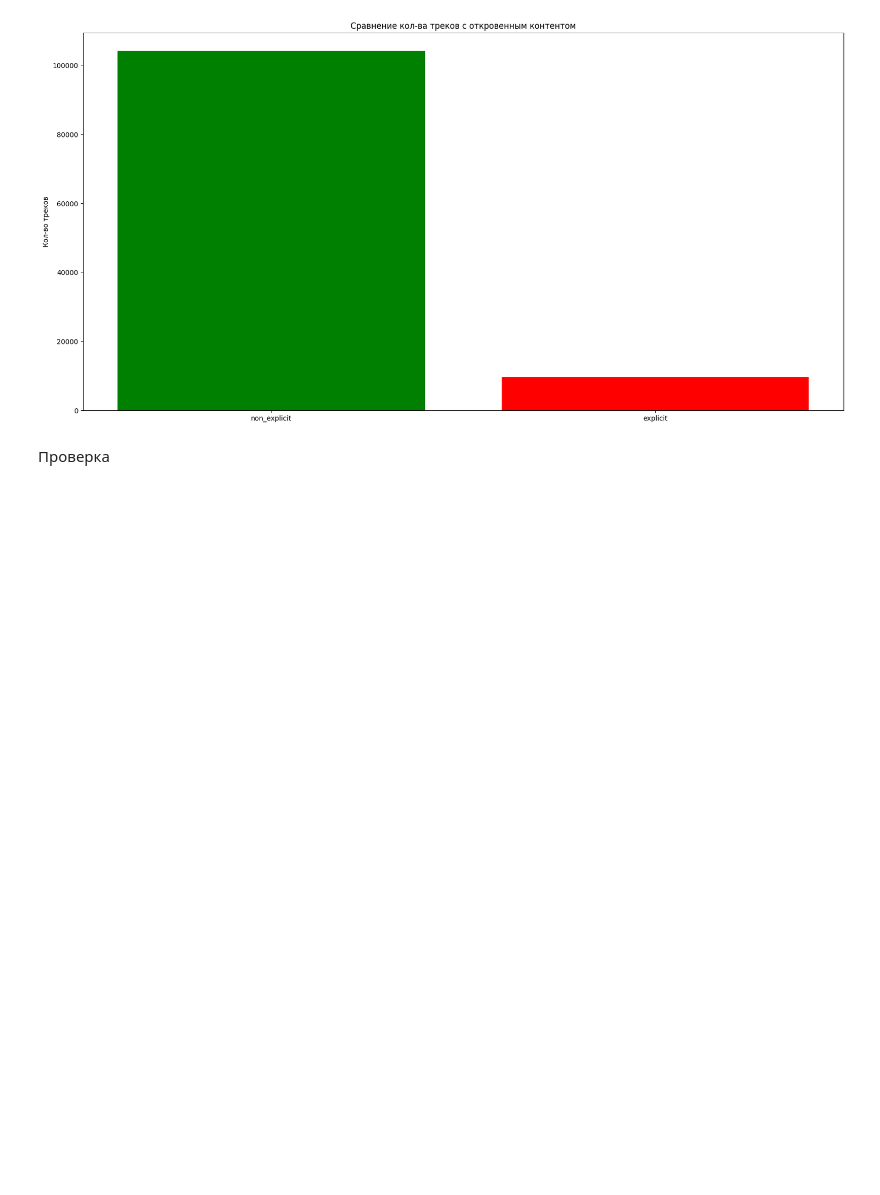
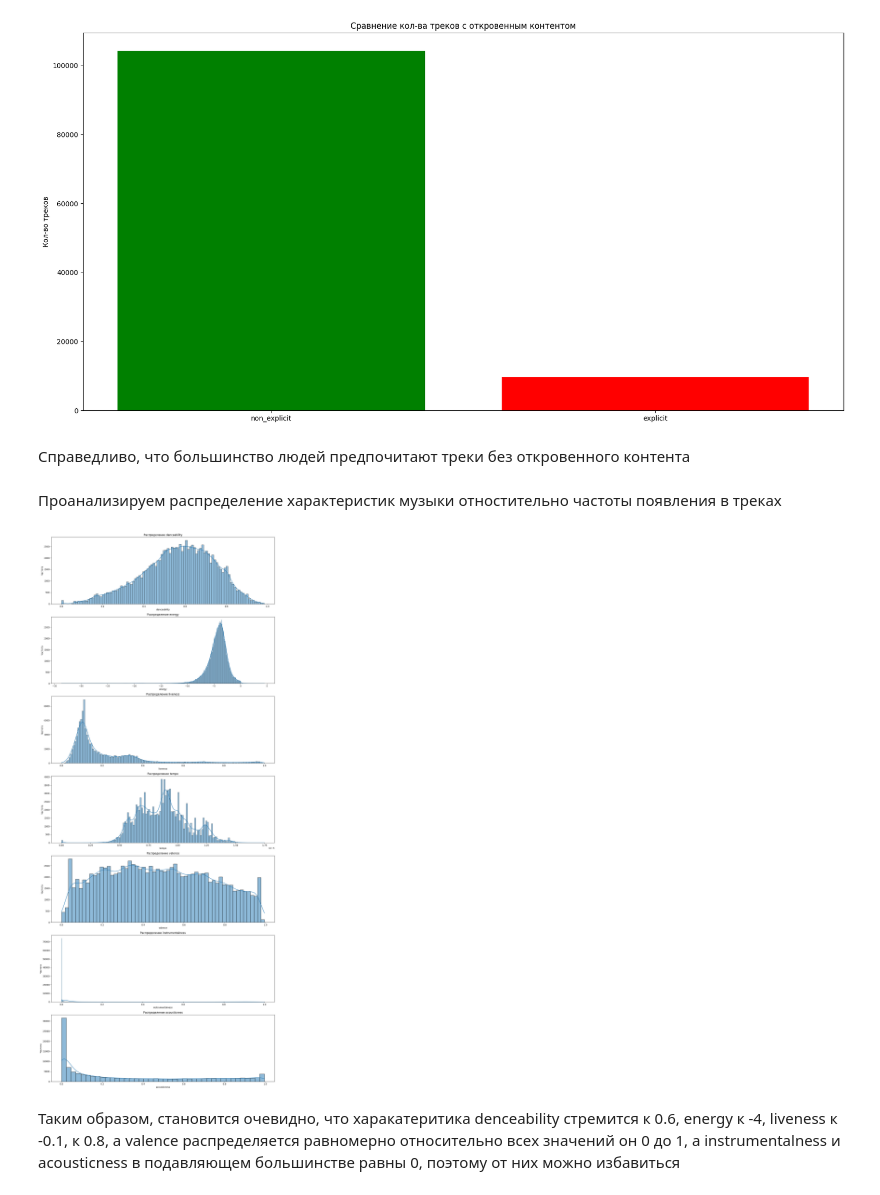
Before and after one commit to g00sdu/Spotify_Kulikov_Ivan_AT-06-Notebook, a Jupyter notebook: spotify-kulikov-ivan-at-06-notebook-ipynb.ipynb, the cells around one changed output. Saved outputs shown, nothing was run; the diff lists cells and outputs as text; code cells hidden in the pictures; blank space fills up the shorter version.

```diff
--- a/spotify-kulikov-ivan-at-06-notebook-ipynb.ipynb
+++ b/spotify-kulikov-ivan-at-06-notebook-ipynb.ipynb
@@ -270,5 +270,36 @@ plt.title("Сравнение кол-ва треков с откровенным
 plt.show()
 # %% [output]
 [figure]
-# %% [markdown]
-Проверка
+# %% [markdown]
+Справедливо, что большинство людей предпочитают треки без откровенного контента
+# %% [markdown]
+Проанализируем распределение характеристик музыки отностительно частоты появления в треках
+# %%
+import warnings
+import matplotlib.pyplot as plt
+import seaborn as sns
+
+warnings.filterwarnings("ignore")
+
+columns = ['danceability', 'energy', 'liveness', 'tempo', 'valence', 'instrumentalness', 'acousticness']
+
+num_plots = len(columns)
+num_cols = 1
+num_rows = (num_plots + num_cols - 1) // num_cols
+
+fig, axes = plt.subplots(num_rows, num_cols, figsize=(15, 5 * num_rows))
+axes = axes.flatten()
+
+for i, col in enumerate(columns):
+    ax = axes[i]
+    sns.histplot(df[col], ax=ax, kde=True)
+    ax.set_title(f'Распределение {col}')
+    ax.set_xlabel(col)
+    ax.set_ylabel('Частота')
+
+plt.tight_layout()
+plt.show()
+# %% [output]
+[figure, added]
+# %% [markdown]
+Таким образом, становится очевидно, что харакатеритика denceability стремится к 0.6, energy к -4, liveness к -0.1, к 0.8, а valence распределяется равномерно относительно всех значений он 0 до 1, а instrumentalness и acousticness в подавляющем большинстве равны 0, поэтому от них можно избавиться
```
Also changed, not shown: parts of 9 cells of this notebook.
